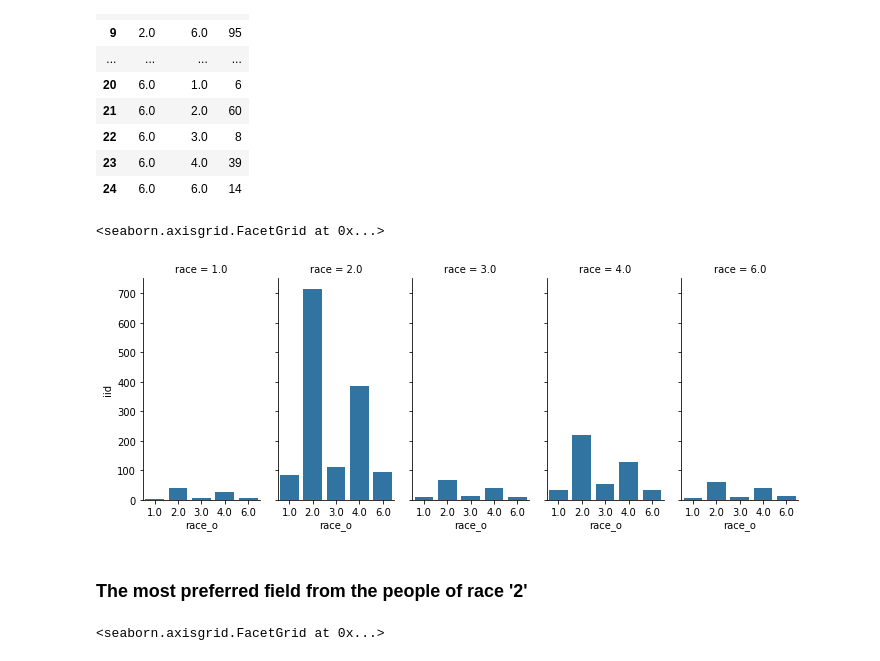
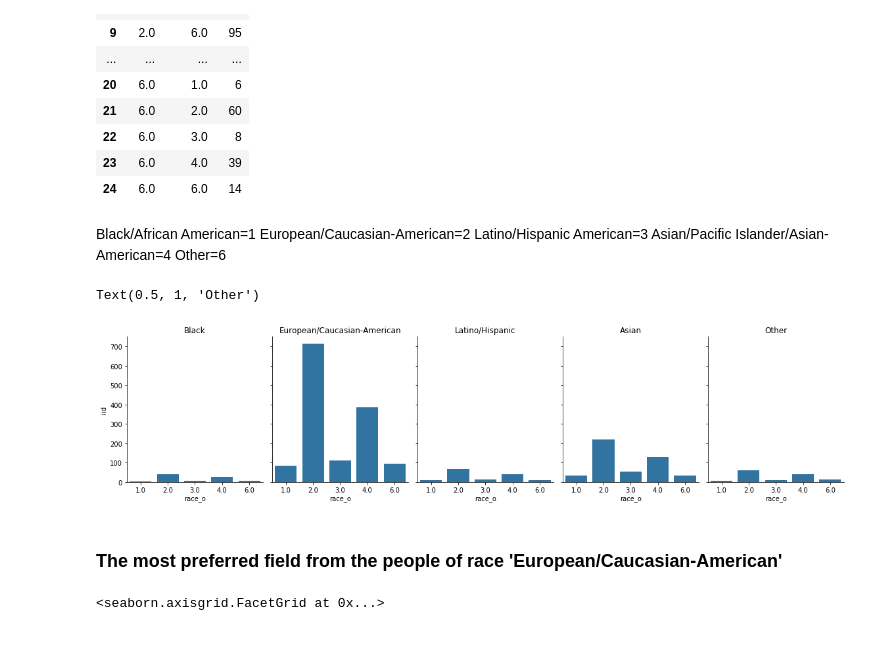
Before and after one commit to kshitijasankhe/SpeedDatingDataset, a Jupyter notebook: SpeedDating - FinalReport.ipynb, the cells around one changed output. Cells and saved outputs as stored; diff of their text form; code cells hidden in the pictures.

```diff
--- a/SpeedDating - FinalReport.ipynb
+++ b/SpeedDating - FinalReport.ipynb
@@ -570,14 +562,26 @@ Mprefrace
 | 22 | 6.0 | 3.0 | 8 |
 | 23 | 6.0 | 4.0 | 39 |
 | 24 | 6.0 | 6.0 | 14 |
+# %% [markdown]
+Black/African American=1
+European/Caucasian-American=2
+Latino/Hispanic American=3
+Asian/Pacific Islander/Asian-American=4
+Other=6
 # %%
-Mplot = sns.FacetGrid(Mprefrace, col="race", height=4, aspect=.5)
+Mplot = sns.FacetGrid(Mprefrace, col="race", height=4, aspect=.8)
 Mplot.map(sns.barplot, "race_o", "iid")
+axes = Mplot.axes.flatten()
+axes[0].set_title("Black")
+axes[1].set_title("European/Caucasian-American")
+axes[2].set_title("Latino/Hispanic")
+axes[3].set_title("Asian")
+axes[4].set_title("Other")
 # %% [output]
-<seaborn.axisgrid.FacetGrid at 0x...>
+Text(0.5, 1, 'Other')
-[figure, old version]
+[figure, new version]
 # %% [markdown]
-### The most preferred field from the people of race '2'
+### The most preferred field from the people of race 'European/Caucasian-American'
 # %%
 df2 = dfclean.copy()
 df3 = df2[df2.race==2][['iid','field']]
```
Also changed, not shown: parts of 12 cells of this notebook.
